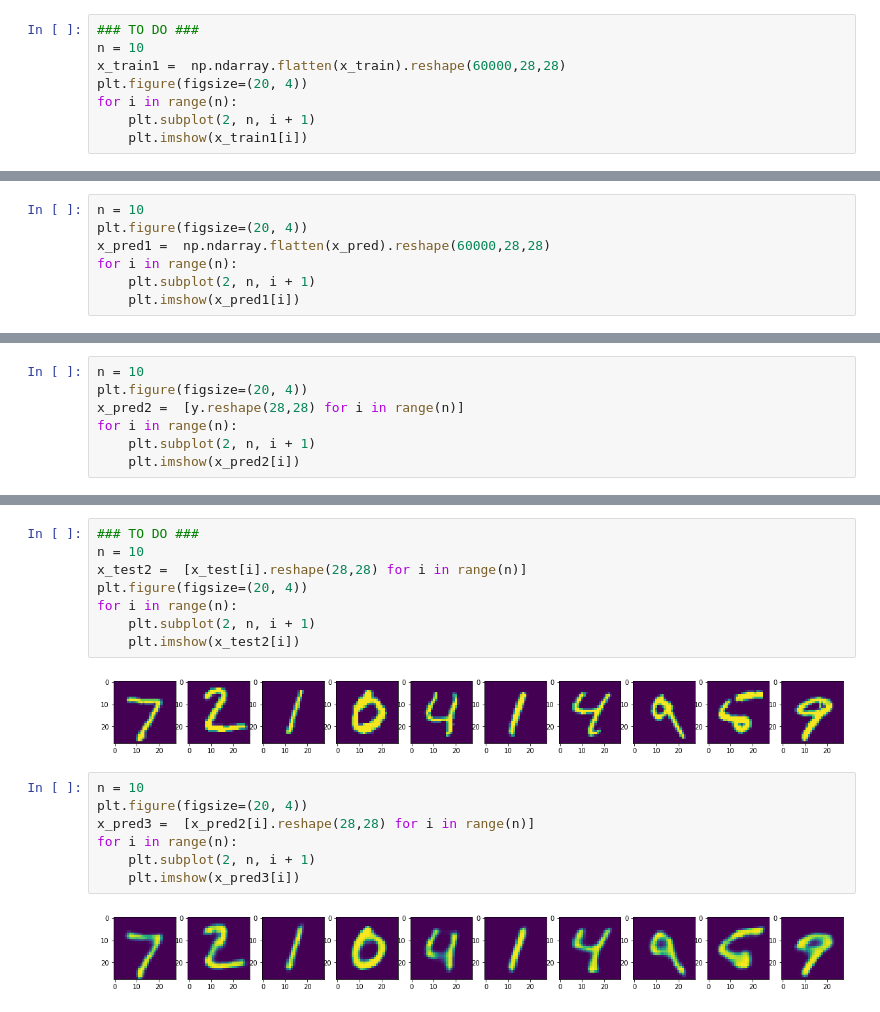
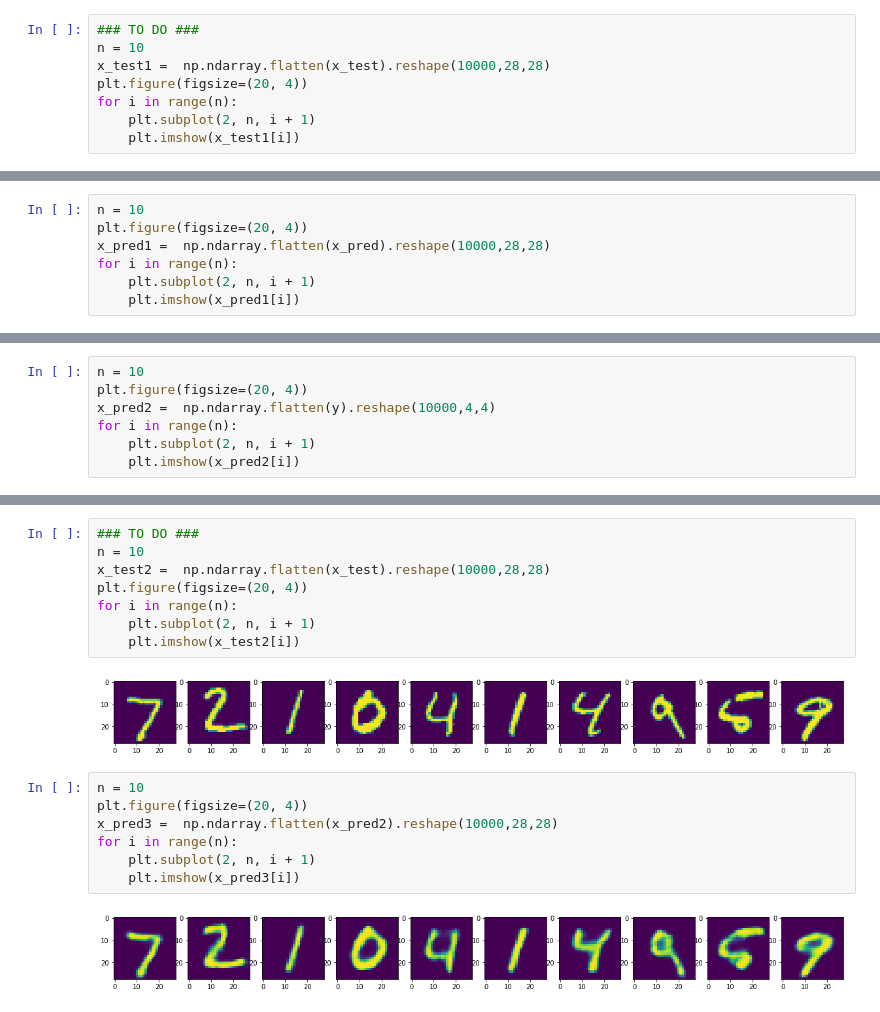
Before and after one commit to chloe-caville/APST2_Projet, a Jupyter notebook: Sarra_Works/Autoencoder_MNIST.ipynb, the cells around one changed output, grey strips where cells are left out. Cells and saved outputs as stored; diff of their text form.

```diff
--- a/Sarra_Works/Autoencoder_MNIST.ipynb
+++ b/Sarra_Works/Autoencoder_MNIST.ipynb
@@ -105,9 +105,9 @@ Epoch 5/5
 # %%
 ### TO DO ###
 n = 10
-x_train1 =  np.ndarray.flatten(x_train).reshape(60000,28,28)
+x_test1 =  np.ndarray.flatten(x_test).reshape(10000,28,28)
 plt.figure(figsize=(20, 4))
 for i in range(n):
     plt.subplot(2, n, i + 1)
-    plt.imshow(x_train1[i])
+    plt.imshow(x_test1[i])
 # %% [output]
@@ -115,7 +115,7 @@ for i in range(n):
 # %%
 n = 10
 plt.figure(figsize=(20, 4))
-x_pred1 =  np.ndarray.flatten(x_pred).reshape(60000,28,28)
+x_pred1 =  np.ndarray.flatten(x_pred).reshape(10000,28,28)
 for i in range(n):
     plt.subplot(2, n, i + 1)
     plt.imshow(x_pred1[i])
@@ -259,7 +259,7 @@ for i in range(n):
 # %%
 n = 10
 plt.figure(figsize=(20, 4))
-x_pred2 =  [y.reshape(28,28) for i in range(n)]
+x_pred2 =  np.ndarray.flatten(y).reshape(10000,4,4)
 for i in range(n):
     plt.subplot(2, n, i + 1)
     plt.imshow(x_pred2[i])
@@ -358,7 +359,7 @@ x_pred2 = mon_autoencodeur_conv.predict(x_test)
 # %%
 ### TO DO ###
 n = 10
-x_test2 =  [x_test[i].reshape(28,28) for i in range(n)]
+x_test2 =  np.ndarray.flatten(x_test).reshape(10000,28,28)
 plt.figure(figsize=(20, 4))
 for i in range(n):
     plt.subplot(2, n, i + 1)
@@ -368,9 +369,9 @@ for i in range(n):
 # %%
 n = 10
 plt.figure(figsize=(20, 4))
-x_pred3 =  [x_pred2[i].reshape(28,28) for i in range(n)]
+x_pred3 =  np.ndarray.flatten(x_pred2).reshape(10000,28,28)
 for i in range(n):
     plt.subplot(2, n, i + 1)
     plt.imshow(x_pred3[i])
 # %% [output]
-[figure, old version]
+[figure, new version]
```
Also changed, not shown: parts of 13 cells of this notebook.
